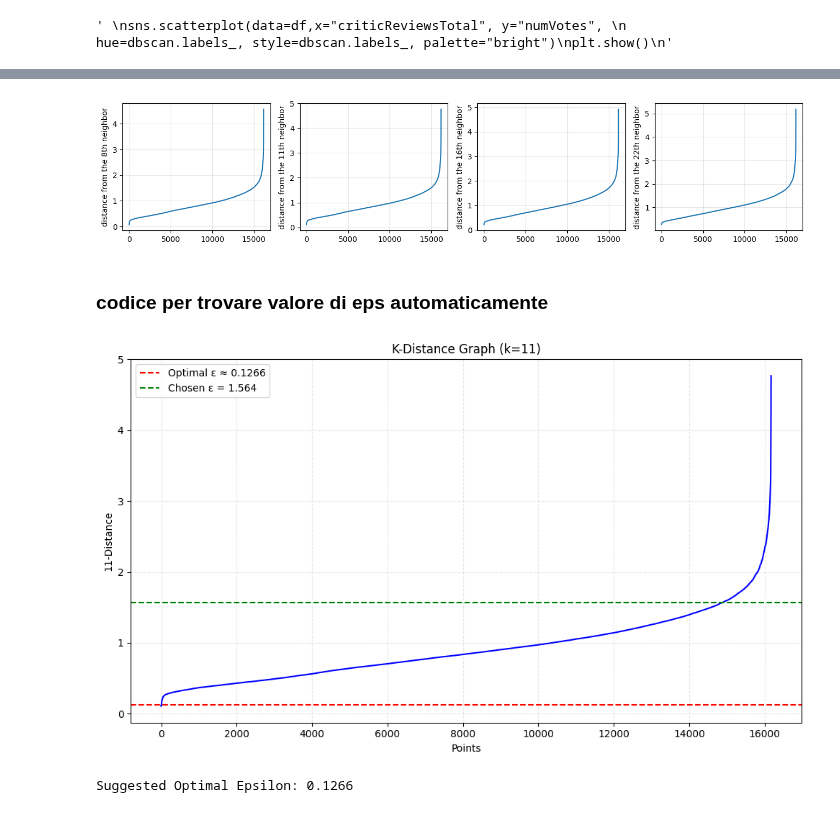
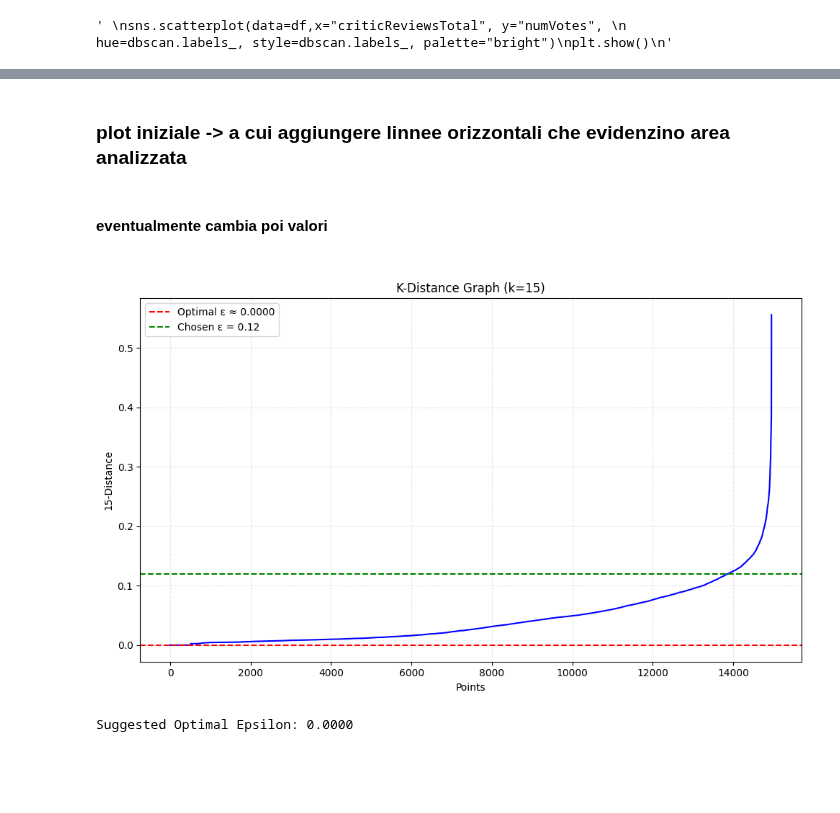
Before and after one commit to ChefBB/data_mining_1, a Jupyter notebook: code/clustering_dbscan.ipynb, the cells around one changed output, grey strips where cells are left out. Cells and saved outputs as stored; diff of their text form; code cells hidden in the pictures; blank space fills up the shorter version.

```diff
--- a/code/clustering_dbscan.ipynb
+++ b/code/clustering_dbscan.ipynb
@@ -65 +65,3 @@ memory usage: 7.9+ MB
+# %%
+df = df[df["outlier_w_type"] != True]
 # %% [markdown]
@@ -70,12 +72,18 @@ memory usage: 7.9+ MB
 # %%
 
 
-features = df[['startYear', 'numVotes',  'totalCredits', 'criticReviewsTotal',
-              'numRegions', 'userReviewsTotal',
+features = df[['numVotes',
+                #'startYear', 'numRegions',
+                #'totalCredits',
+                'criticReviewsTotal',
+               'userReviewsTotal',
                'fill_runtimeMinutes_Bruno',
-               'totalNominations', 'totalMedia',
+               'totalNominations',
+               #'totalMedia',
               #'countryOfOrigin_freq_enc'
                  ]]
+
+
 
 # SI
     # DA PRIMA ->
@@ -90,7 +98,6 @@ features = df[['startYear', 'numVotes',  'totalCredits', 'criticReviewsTotal',
             # 'rating',
             # 'titleType',
             # 'canHaveEpisodes',
-            # 'isAdult',
             # 'is_Documentary', 'is_History', 'is_Adventure', 'is_Thriller', 'is_Game-Show', 'is_Comedy', 'is_Sci-Fi', 'is_Romance', 'is_Biography','is_Musical', 'is_Western', 'is_Music', 'is_Film-Noir', 'is_Adult', 'is_Reality-TV', 'is_News', 'is_Action', 'is_Crime', 'is_Short','is_Fantasy', 'is_Family', 'is_Mystery', 'is_Talk-Show', 'is_Drama', 'is_Sport', 'is_War', 'is_Horror', 'is_Animation',
             # 'countryOfOrigin'
 
@@ -156,6 +166,6 @@ X_scal = X_minmax
 # %%
-# NON VA
-dbscan = DBSCAN(eps=1.47, min_samples=8, metric="euclidean")
+# d
+dbscan = DBSCAN(eps=0.12, min_samples=8, metric="euclidean")
 
 dbscan.fit(X_scal)
 # %% [output]
@@ -213,30 +237,32 @@ dist = squareform(dist)
 # %%
-
-#strandardscaler ks = [11, 16, 22, 64]
-from kneed import KneeLocator
+# #plot k vecchio
+# #strandardscaler ks = [11, 16, 22, 64]
+# from kneed import KneeLocator
 
 
-ks = [8, 11, 16, 22]
+# ks = [11, 16, 22, 64]
 
 
-fig = plt.figure(figsize=(16, 3)) # dimensions of the overall plot
-fig_dims = (1, len(ks))
+# fig = plt.figure(figsize=(16, 3)) # dimensions of the overall plot
+# fig_dims = (1, len(ks))
 
-for i in range(len(ks)):
-    k = ks[i]
-    kth_distances = []
+# for i in range(len(ks)):
+#     k = ks[i]
+#     kth_distances = []
 
-    for d in dist:  # d is a vector containing distances between the ith record and all the others
-        index_kth_distance = np.argsort(d)[k]  # take the index of the kth nearest neighbor
-        kth_distances.append(d[index_kth_distance])  # store the distance in a list
+#     for d in dist:  # d is a vector containing distances between the ith record and all the others
+#         index_kth_distance = np.argsort(d)[k]  # take the index of the kth nearest neighbor
+#         kth_distances.append(d[index_kth_distance])  # store the distance in a list
 
-    plt.subplot2grid(fig_dims, (0, i))
-    plt.plot(range(0, len(kth_distances)), sorted(kth_distances))
-    plt.ylabel('distance from the {}th neighbor'.format(k))
-    plt.grid(True, alpha=0.3)
+#     plt.subplot2grid(fig_dims, (0, i))
+#     plt.plot(range(0, len(kth_distances)), sorted(kth_distances))
+#     plt.ylabel('distance from the {}th neighbor'.format(k))
+#     plt.grid(True, alpha=0.3)
 
-#plt.tight_layout()
-#fig, axes = plt.subplots(2, 3, figsize=(15, 10))
-plt.show()
+# #plt.tight_layout()
+# #fig, axes = plt.subplots(2, 3, figsize=(15, 10))
+# plt.show()
-# %% [output]
-[figure, removed]
+# %% [markdown]
+### plot iniziale -> a cui aggiungere linnee orizzontali che evidenzino area analizzata
+# %% [markdown]
+#### eventualmente cambia poi valori
@@ -243,5 +307,5 @@ plt.show()
 # %% [markdown]
- ### codice per trovare valore di eps automaticamente
+ <!-- ### codice per trovare valore di eps automaticamente -->
 # %%
 import numpy as np
 import matplotlib.pyplot as plt
@@ -296,8 +360,11 @@ def plot_k_distance_graph(X, k):
     # Sort k-distances in ascending order
     sorted_k_distances = np.sort(k_distances)
 
+
+
     # Use Kneedle algorithm to find the knee point
     try:
+
         kneedle = KneeLocator(
             range(len(k_distances)),
             sorted_k_distances,
@@ -321,8 +388,8 @@ def plot_k_distance_graph(X, k):
                         label=f'Optimal ε ≈ {optimal_epsilon:.4f}')
             plt.legend()
 
-        plt.axhline(y=1.564, color='g', linestyle='--',
-                    label='Chosen ε = 1.564')
+        plt.axhline(y=0.12, color='g', linestyle='--',
+                    label='Chosen ε = 0.12')
 
         plt.legend()
         plt.grid(True, linestyle='--', alpha=0.3)
@@ -332,34 +399,34 @@ def plot_k_distance_graph(X, k):
         return optimal_epsilon
 
     except Exception as e:
         print(f"Error finding optimal epsilon: {e}")
         return None
 
 def main(X):
     """
     Main function to find optimal epsilon for DBSCAN
 
     Parameters:
     -----------
     X : numpy array
         Pre-scaled input dataset
     """
     # Plot k-distance graph and find optimal epsilon
-    optimal_epsilon = plot_k_distance_graph(X, k=11)
+    optimal_epsilon = plot_k_distance_graph(X, k=15)
 
     if optimal_epsilon is not None:
         print(f"Suggested Optimal Epsilon: {optimal_epsilon:.4f}")
     else:
         print("Could not determine optimal epsilon")
 
     return optimal_epsilon
 
 # Example usage
 if __name__ == '__main__':
     X = X_scal
 
     # Call main function with your pre-scaled data
-    main(X)
+    main(X_scal)
 # %% [output]
-[figure, old version]
+[figure, new version]
-Suggested Optimal Epsilon: 0.1266
+Suggested Optimal Epsilon: 0.0000
```
Also changed, not shown: parts of 32 cells of this notebook.
